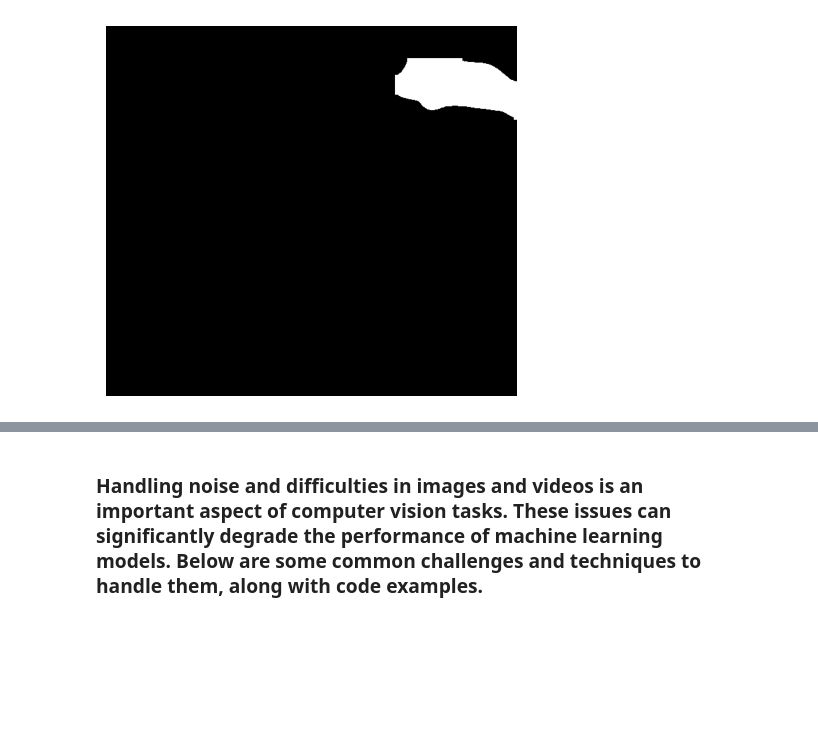
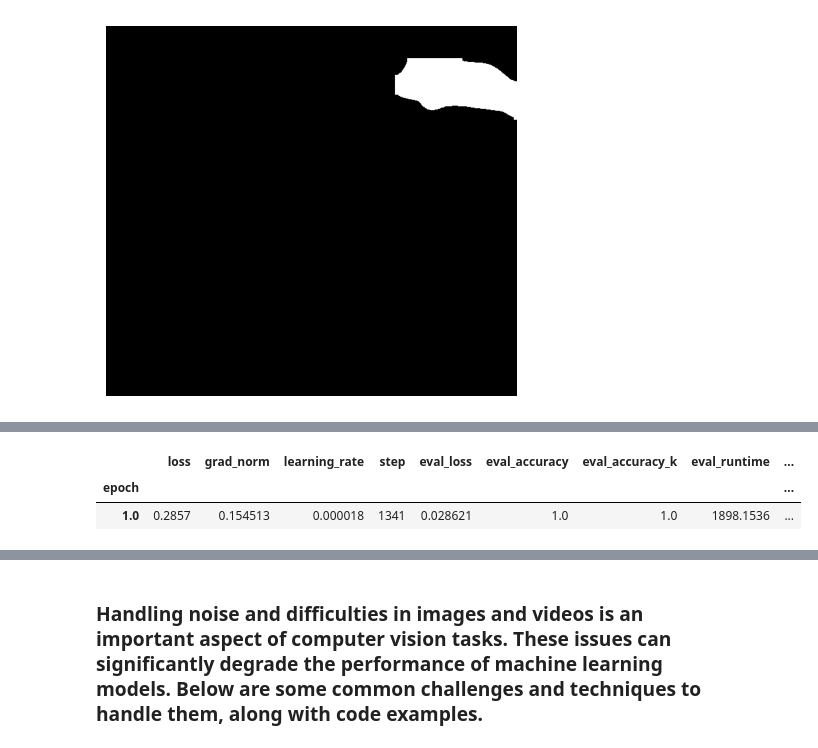
Before and after one commit to inkri/Vision, a Jupyter notebook: Image_CNN_Overview.ipynb, the cells around one changed output, grey strips where cells are left out. Drawn from its saved outputs; the diff is of its cells as text; code cells hidden in the pictures; blank space fills up the shorter version.

```diff
--- a/Image_CNN_Overview.ipynb
+++ b/Image_CNN_Overview.ipynb
@@ -528,0 +777,9 @@ plt.show()
+# %%
+log_history = pd.DataFrame(trainer.state.log_history)
+log_history = log_history.fillna(0)
+log_history = log_history.groupby(['epoch']).sum()
+log_history
+# %% [output]
+|  | loss | grad_norm | learning_rate | step | eval_loss | eval_accuracy | eval_accuracy_k | eval_runtime | ... |
+| epoch |  |  |  |  |  |  |  |  | ... |
+| 1.0 | 0.2857 | 0.154513 | 0.000018 | 1341 | 0.028621 | 1.0 | 1.0 | 1898.1536 | ... |
```
Also changed, not shown: parts of 12 cells of this notebook.
